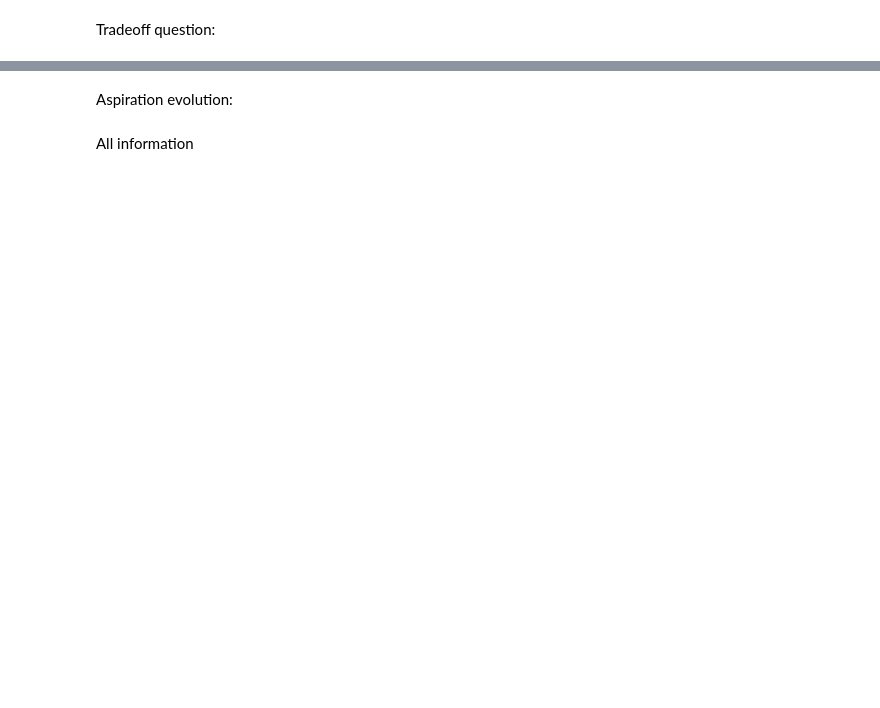
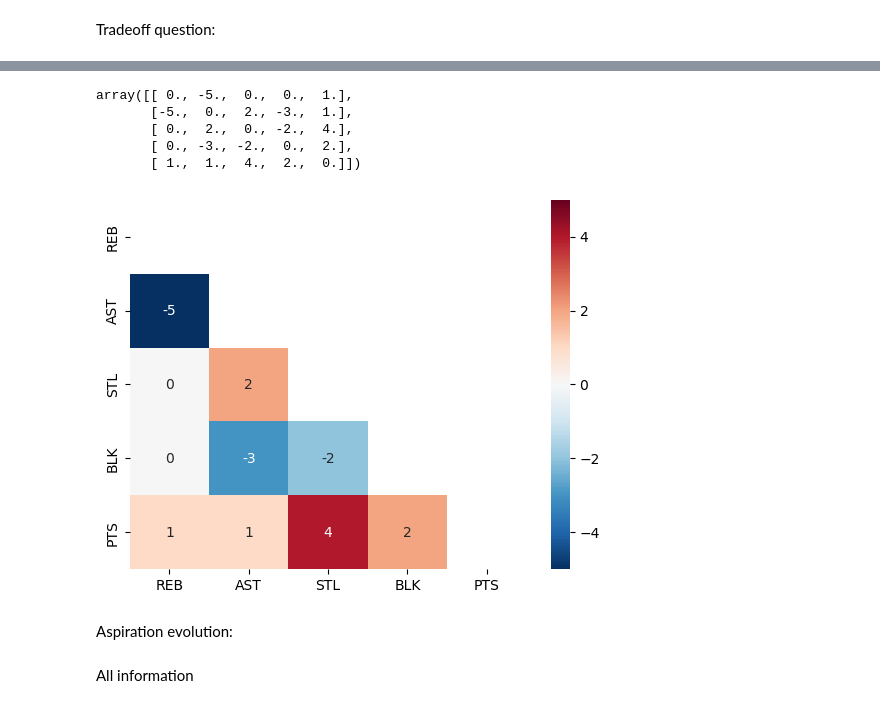
Before and after one commit to rameshsrinivasanuci/multiobjective, a Jupyter notebook: chi_figures.ipynb, the cells around one changed output, grey strips where cells are left out. Cells and saved outputs as stored; diff of their text form; code cells hidden in the pictures; blank space fills up the shorter version.

```diff
--- a/chi_figures.ipynb
+++ b/chi_figures.ipynb
@@ -474,7 +313,7 @@ for i, row in enumerate(subject_mapping.itertuples(index=False)):
         distances_unbiased,
         ax=ax,
         fill=False,
-        color=PAIRED_10[1],
+        color=OBJ_COLORS[0],
         linewidth=2,
         label="Unbiased" if i == 0 else None,
     )
@@ -482,17 +321,19 @@ for i, row in enumerate(subject_mapping.itertuples(index=False)):
         distances_biased,
         ax=ax,
         fill=False,
-        color=PAIRED_10[7],
+        color=OBJ_COLORS[1],
         # linestyle="--",
         linewidth=2,
-        label="Biased" if i == 0 else None,
+        label="Human-biased" if i == 0 else None,
     )
     # ax.set_ylim(0, 0.077)
+    ax.spines["top"].set_visible(False)
+    ax.spines["right"].set_visible(False)
     ax.set_xlim(-5, 120)
 
     ax.set_xlabel("Distance to aspiration")
     ax.set_ylabel("Density")
-    ax.legend()
+    ax.legend(frameon=False)
 
 plt.tight_layout()
 fig.savefig("dist.png", dpi=300, bbox_inches="tight")
@@ -976,0 +706,28 @@ fig.savefig("tradeoff.png", dpi=300, bbox_inches="tight")
+# %%
+n_obj = 5
+tradeoff_response = np.zeros((n_obj, n_obj))
+for small_index, large_index in zip(small_ranks, large_ranks):
+    small_1, small_2 = small_index
+    large_1, large_2 = large_index
+    tradeoff_response[small_1, small_2] += 1
+    tradeoff_response[small_2, small_1] += 1
+    tradeoff_response[large_1, large_2] -= 1
+    tradeoff_response[large_2, large_1] -= 1
+tradeoff_response
+# %% [output]
+array([[ 0., -5.,  0.,  0.,  1.],
+       [-5.,  0.,  2., -3.,  1.],
+       [ 0.,  2.,  0., -2.,  4.],
+       [ 0., -3., -2.,  0.,  2.],
+       [ 1.,  1.,  4.,  2.,  0.]])
+# %%
+# sns.heatmap(tradeoff_response, annot=True, cmap="RdBu_r")
+mask = np.triu(np.ones_like(tradeoff_response, dtype=bool))
+sns.heatmap(tradeoff_response, annot=True, cmap="RdBu_r", mask=mask, xticklabels=objective_names, yticklabels=objective_names,
+    vmin=-5,
+    vmax=5,
+    center=0,
+)
+plt.show()
+# %% [output]
+[figure, added]
```
Also changed, not shown: parts of 27 cells of this notebook.
